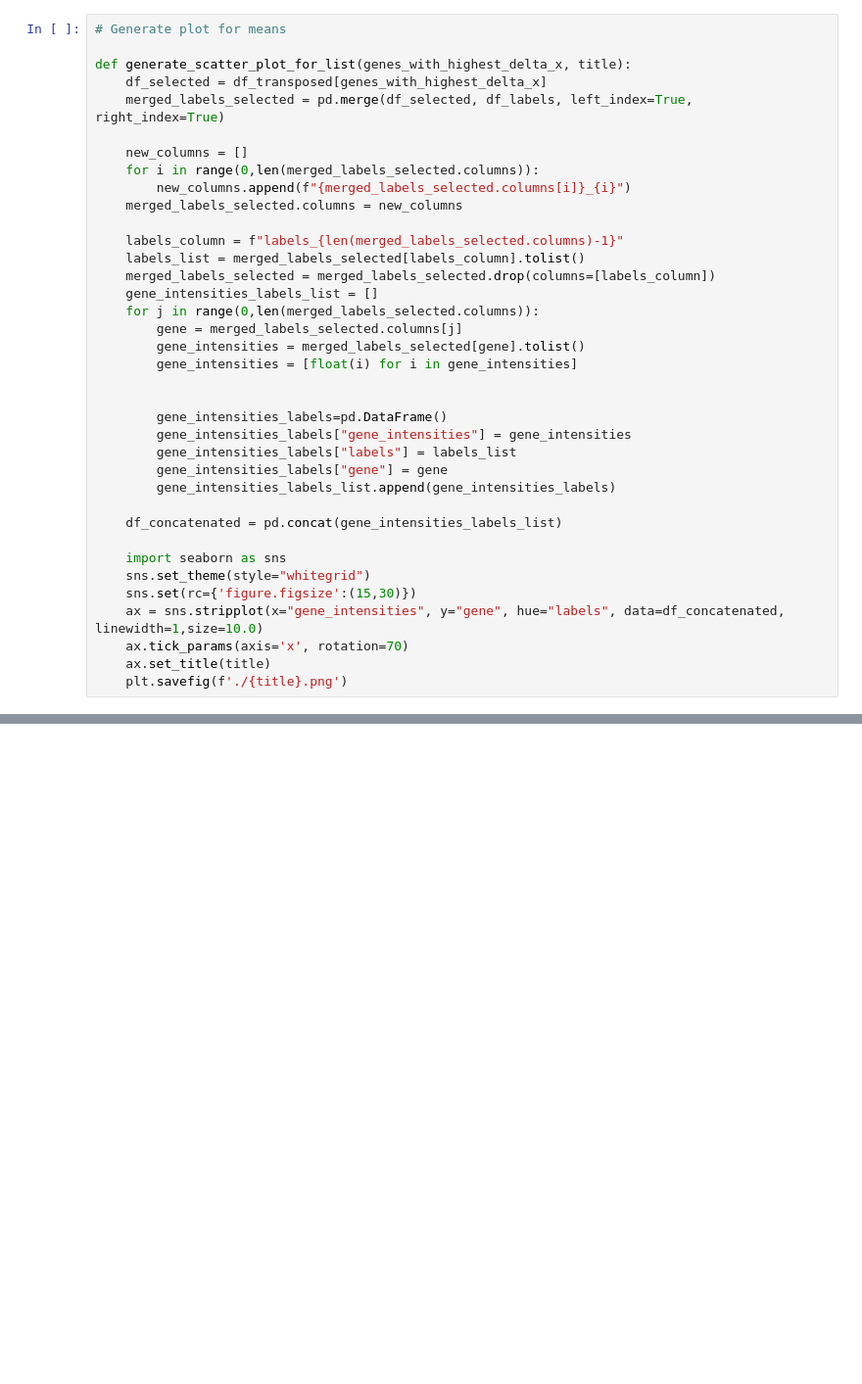
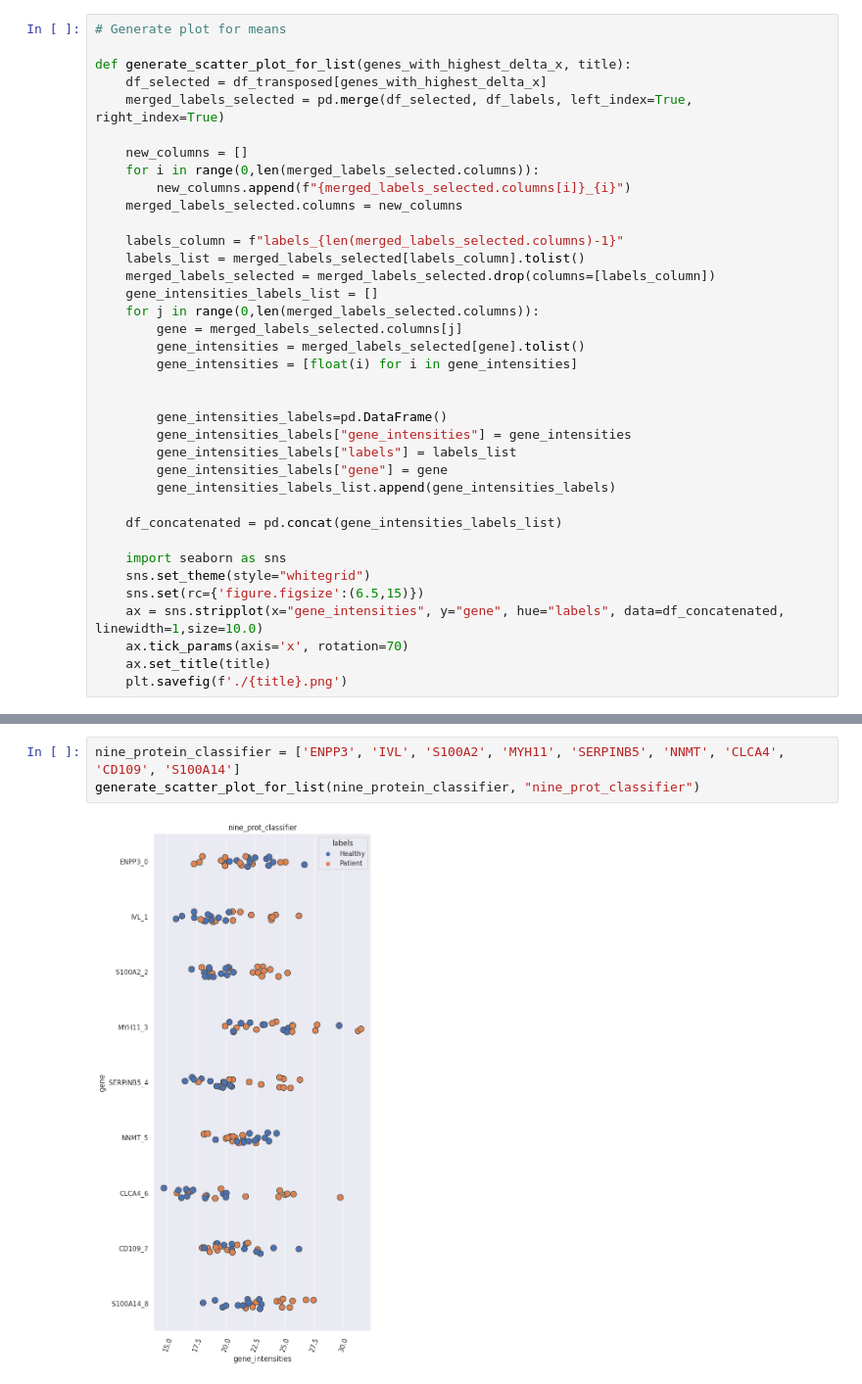
Before and after one commit to DRiXD/analyzing_ms_data, a Jupyter notebook: scripts/plots/mass_spec_plots.ipynb, the cells around one changed output, grey strips where cells are left out. Shown at 98% size. Saved outputs shown, nothing was run; the diff lists cells and outputs as text; blank space fills up the shorter version.

```diff
--- a/scripts/plots/mass_spec_plots.ipynb
+++ b/scripts/plots/mass_spec_plots.ipynb
@@ -163,7 +163,7 @@ def generate_scatter_plot_for_list(genes_with_highest_delta_x, title):
 
     import seaborn as sns
     sns.set_theme(style="whitegrid")
-    sns.set(rc={'figure.figsize':(15,30)})
+    sns.set(rc={'figure.figsize':(6.5,15)})
     ax = sns.stripplot(x="gene_intensities", y="gene", hue="labels", data=df_concatenated, linewidth=1,size=10.0)
     ax.tick_params(axis='x', rotation=70)
     ax.set_title(title)
@@ -203,3 +187,8 @@ generate_scatter_plot_for_list(genes_with_best_scores_vars, "genes_with_best_sco
+# %%
+nine_protein_classifier = ['ENPP3', 'IVL', 'S100A2', 'MYH11', 'SERPINB5', 'NNMT', 'CLCA4', 'CD109', 'S100A14']
+generate_scatter_plot_for_list(nine_protein_classifier, "nine_prot_classifier")
+# %% [output]
+[figure, added]
 # %%
 import seaborn as sns
 sns.set_theme(style="whitegrid")
```
Also changed, not shown: parts of 12 cells of this notebook.
